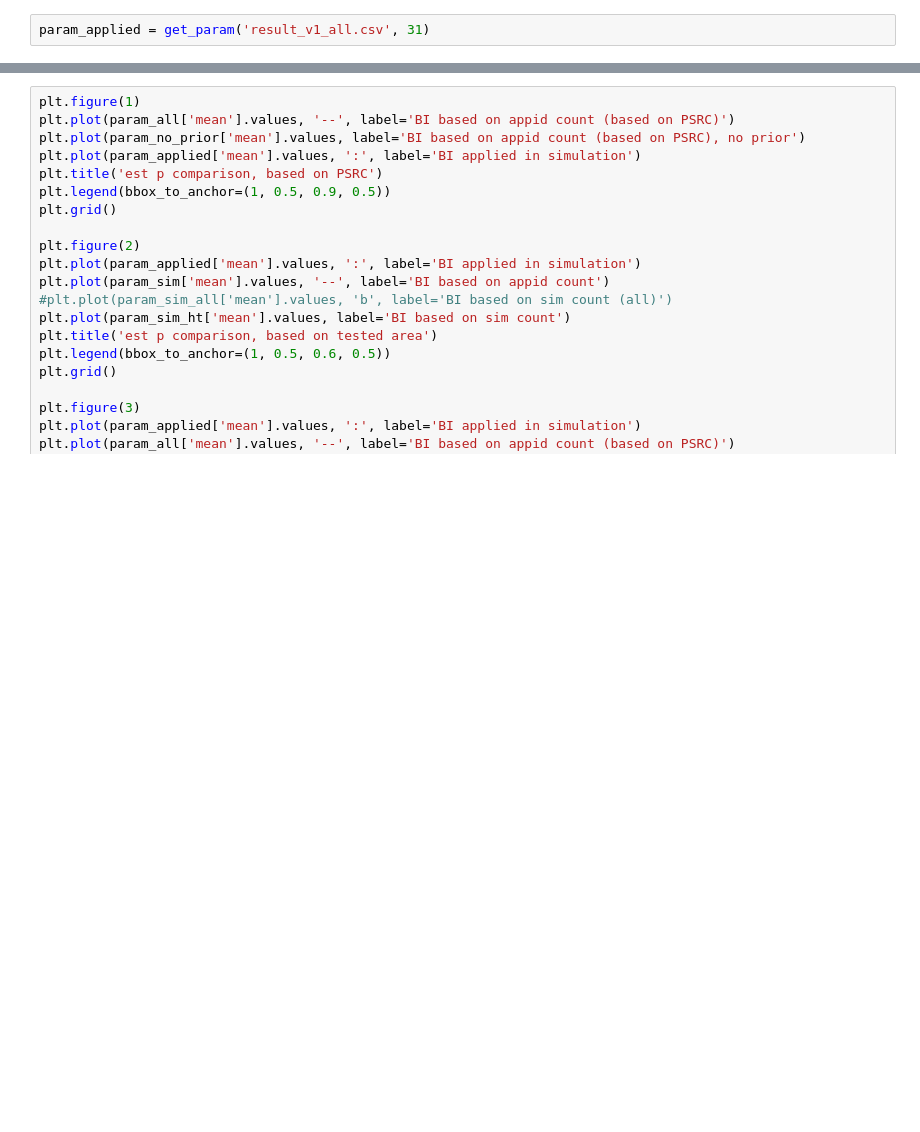
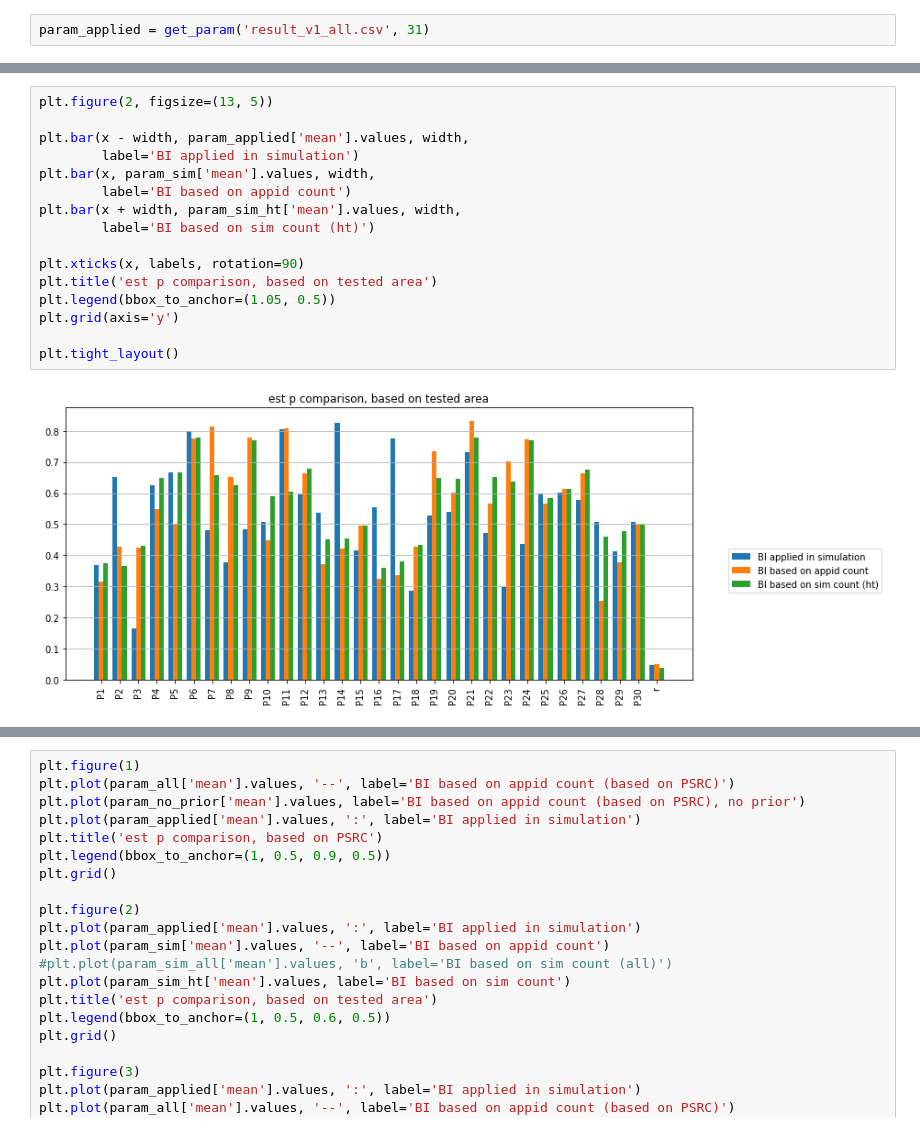
Before and after one commit to Yiran6/app_baseddata_processing, a Jupyter notebook: dgp_stage_1_test_data_processing.ipynb, the cells around one changed output, grey strips where cells are left out. Saved outputs shown, nothing was run; the diff lists cells and outputs as text; blank space fills up the shorter version.

```diff
--- a/dgp_stage_1_test_data_processing.ipynb
+++ b/dgp_stage_1_test_data_processing.ipynb
@@ -266,0 +342,18 @@ param_applied = get_param('result_v1_all.csv', 31)
+# %%
+plt.figure(2, figsize=(13, 5))
+
+plt.bar(x - width, param_applied['mean'].values, width,
+        label='BI applied in simulation')
+plt.bar(x, param_sim['mean'].values, width,
+        label='BI based on appid count')
+plt.bar(x + width, param_sim_ht['mean'].values, width,
+        label='BI based on sim count (ht)')
+
+plt.xticks(x, labels, rotation=90)
+plt.title('est p comparison, based on tested area')
+plt.legend(bbox_to_anchor=(1.05, 0.5))
+plt.grid(axis='y')
+
+plt.tight_layout()
+# %% [output]
+[figure, added]
```
Also changed, not shown: parts of 12 cells of this notebook, 1 other file.
